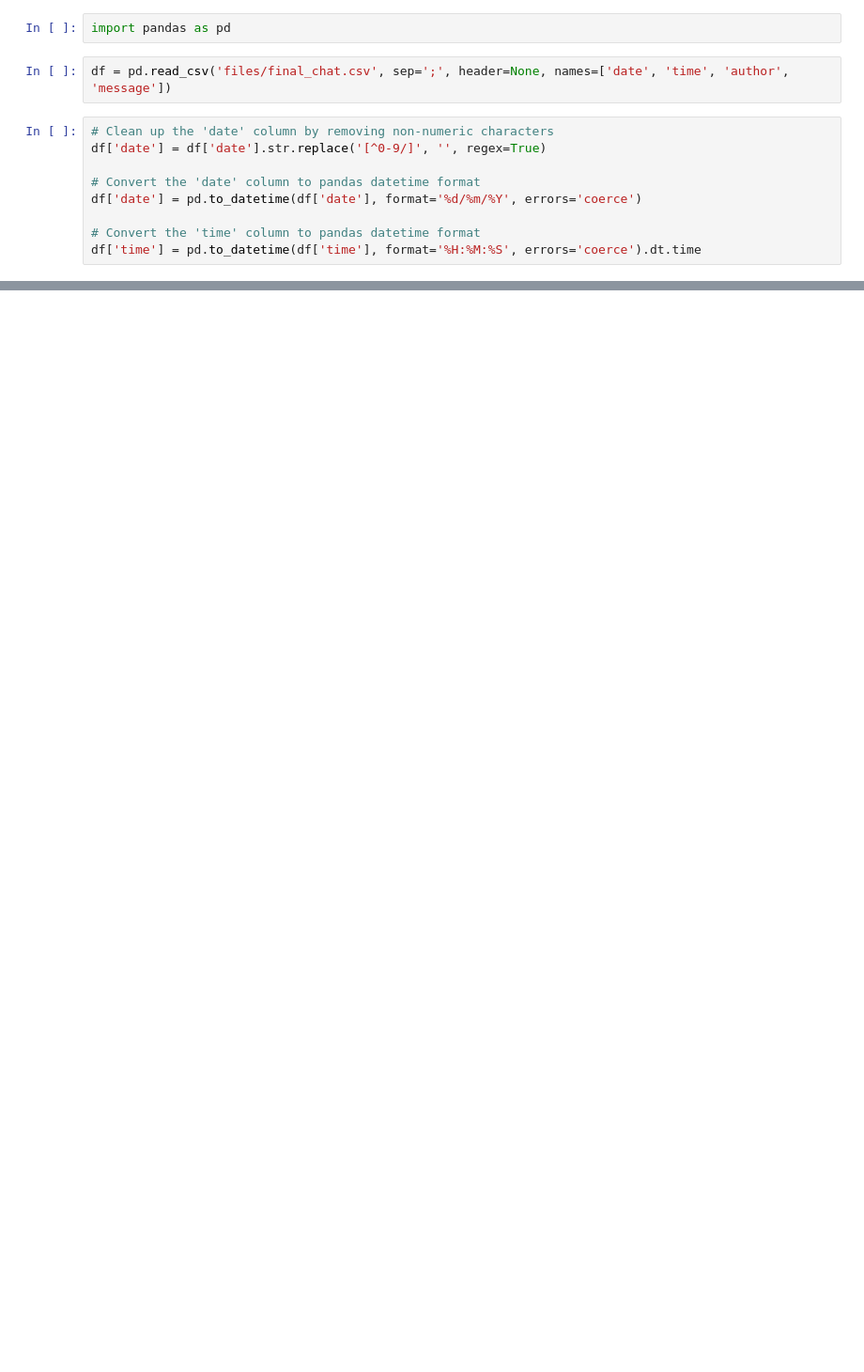
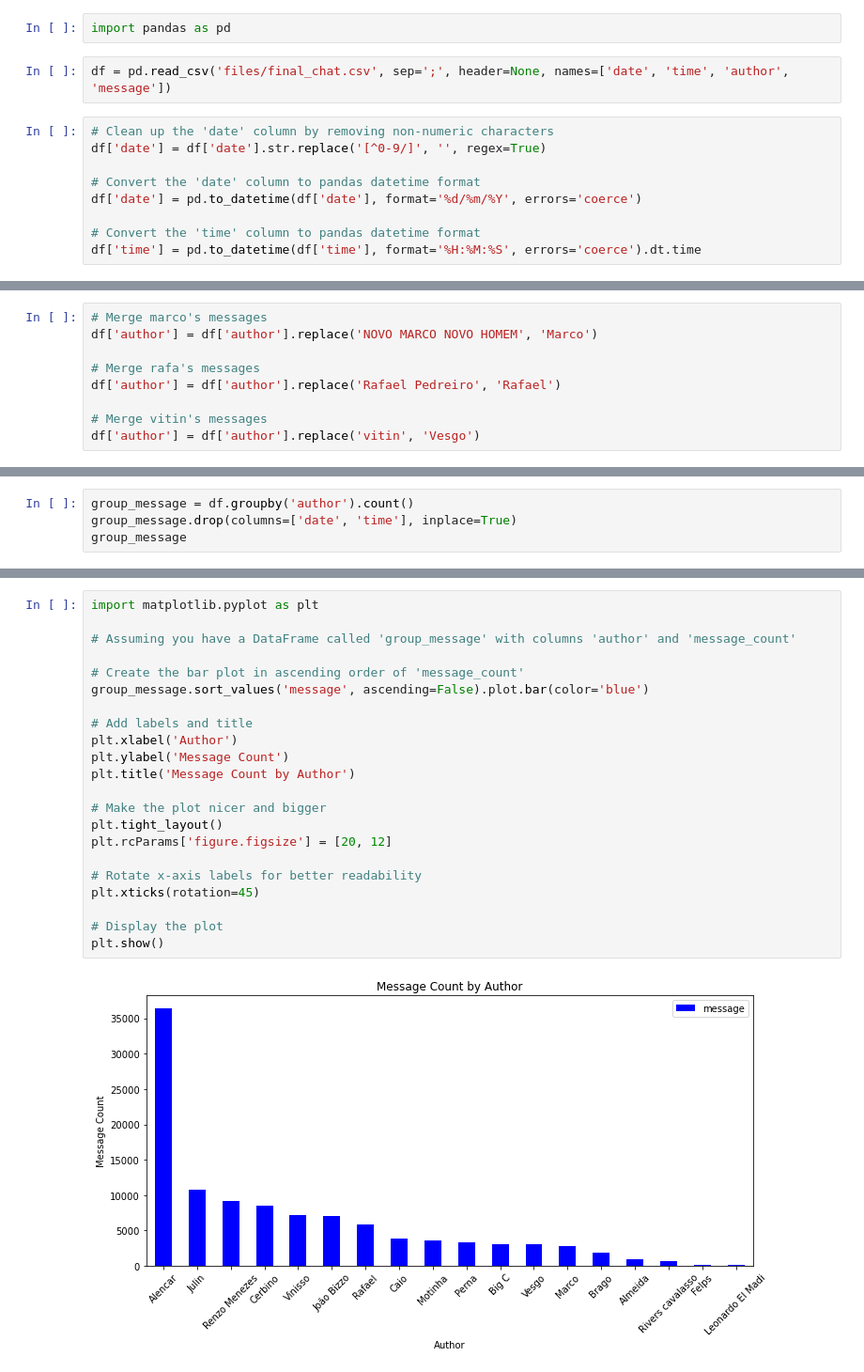
Before and after one commit to joaobizzo/whatsapp_chat_analiser, a Jupyter notebook: main.ipynb, the cells around one changed output, grey strips where cells are left out. Shown at 94% size. Cells and saved outputs as stored; diff of their text form; blank space fills up the shorter version.

```diff
--- a/main.ipynb
+++ b/main.ipynb
@@ -72,0 +65,9 @@ Name: author, dtype: int64
+# %%
+# Merge marco's messages
+df['author'] = df['author'].replace('NOVO MARCO NOVO HOMEM', 'Marco')
+
+# Merge rafa's messages
+df['author'] = df['author'].replace('Rafael Pedreiro', 'Rafael')
+
+# Merge vitin's messages
+df['author'] = df['author'].replace('vitin', 'Vesgo')
@@ -72,0 +98,4 @@ Name: author, dtype: int64
+# %%
+group_message = df.groupby('author').count()
+group_message.drop(columns=['date', 'time'], inplace=True)
+group_message
@@ -72,0 +121,24 @@ Name: author, dtype: int64
+# %%
+import matplotlib.pyplot as plt
+
+# Assuming you have a DataFrame called 'group_message' with columns 'author' and 'message_count'
+
+# Create the bar plot in ascending order of 'message_count'
+group_message.sort_values('message', ascending=False).plot.bar(color='blue')
+
+# Add labels and title
+plt.xlabel('Author')
+plt.ylabel('Message Count')
+plt.title('Message Count by Author')
+
+# Make the plot nicer and bigger
+plt.tight_layout()
+plt.rcParams['figure.figsize'] = [20, 12]
+
+# Rotate x-axis labels for better readability
+plt.xticks(rotation=45)
+
+# Display the plot
+plt.show()
+# %% [output]
+[figure, added]
```
Also changed, not shown: parts of 6 cells of this notebook.
